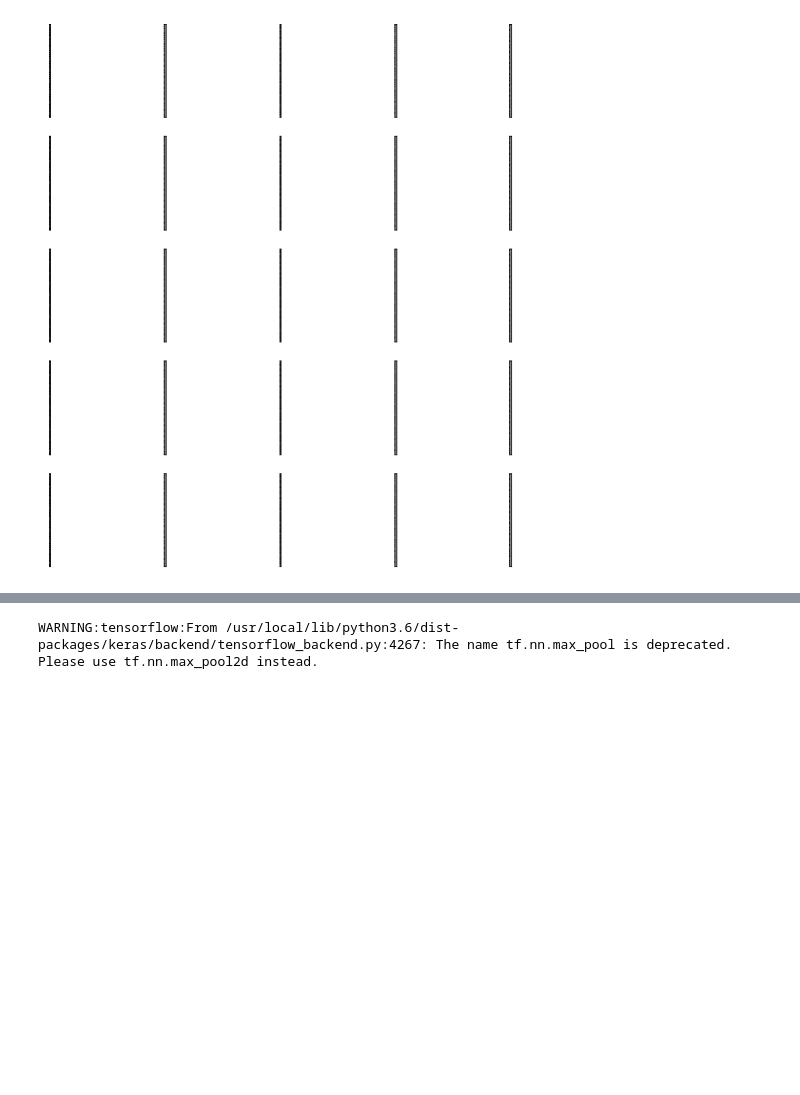
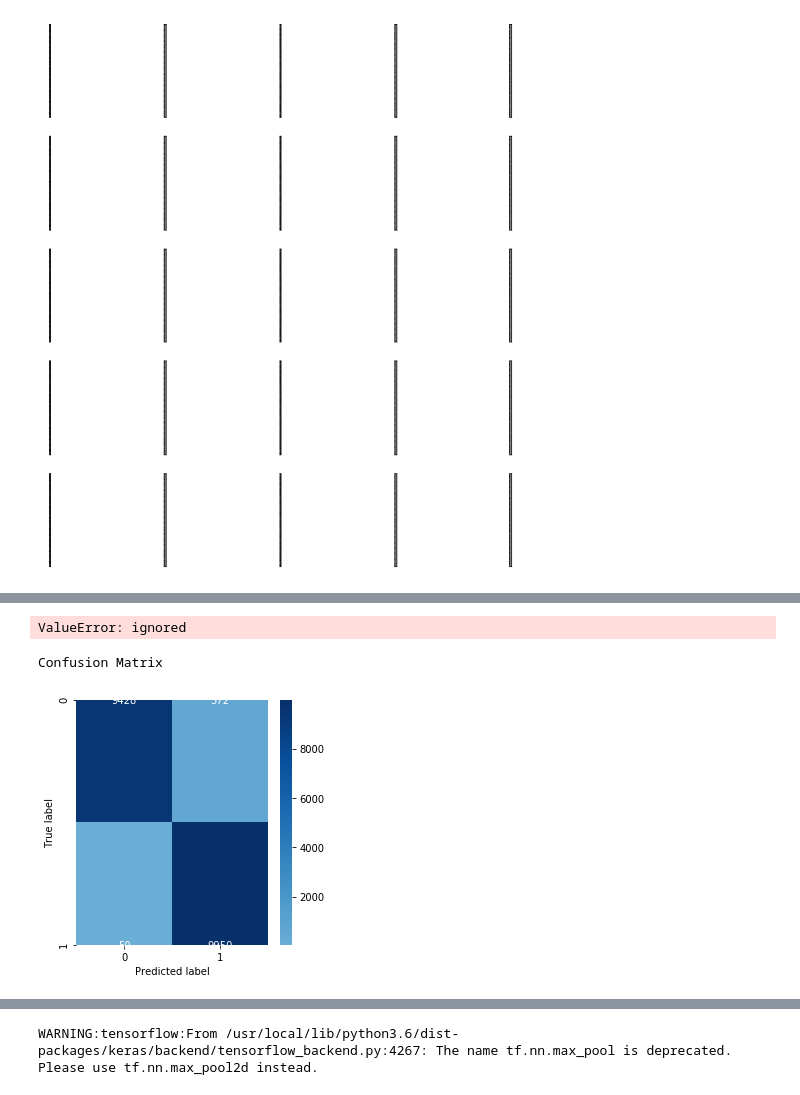
Before and after one commit to Saeif-Saleh/AppPortfolio, a Jupyter notebook: BPSK1.ipynb, the cells around one changed output, grey strips where cells are left out. Saved outputs shown, nothing was run; the diff lists cells and outputs as text; code cells hidden in the pictures; blank space fills up the shorter version.

```diff
--- a/BPSK1.ipynb
+++ b/BPSK1.ipynb
@@ -160,3 +185,37 @@ Epoch 15/15
+# %%
+# test_labels=np.zeros(len(data_for_test))
+# test_labels[0:int(len(data_for_test)/2)]=0
+# test_labels[int(len(data_for_test)/2):]=1
+data_for_test=data_for_test.reshape(-1,128,2)
+y_pred=model.predict_classes(data_for_test)
+import tensorflow as tf
+con_mat =  tf.compat.v1.confusion_matrix(labels=test_labels, predictions=y_pred)
+# %%
+print(con_mat.eval())
+# %% [output]
+ValueError: ignored
+# %%
+from sklearn.metrics import classification_report, confusion_matrix
+import seaborn as sns
+
+data_for_test=data_for_test.reshape(-1,128,2)
+Y_pred =model.predict_classes(data_for_test)
+classes=['h1','h2']
+print('Confusion Matrix')
+con_mat=confusion_matrix(test_labels, Y_pred)
+
+con_mat_df = pd.DataFrame(con_mat,
+                     index = classes,
+                     columns = classes)
+figure = plt.figure(figsize=(4, 4))
+sns.heatmap(con_mat, annot=True,cmap=plt.cm.Blues,fmt='d',center=1)
+plt.tight_layout()
+plt.ylabel('True label')
+plt.xlabel('Predicted label')
+plt.show()
+# %% [output]
+Confusion Matrix
+[figure, added]
 # %%
 # #Testing model using normal neural networks
 new_test=sf[9000000:9128000]
```
Also changed, not shown: parts of 21 cells of this notebook.
